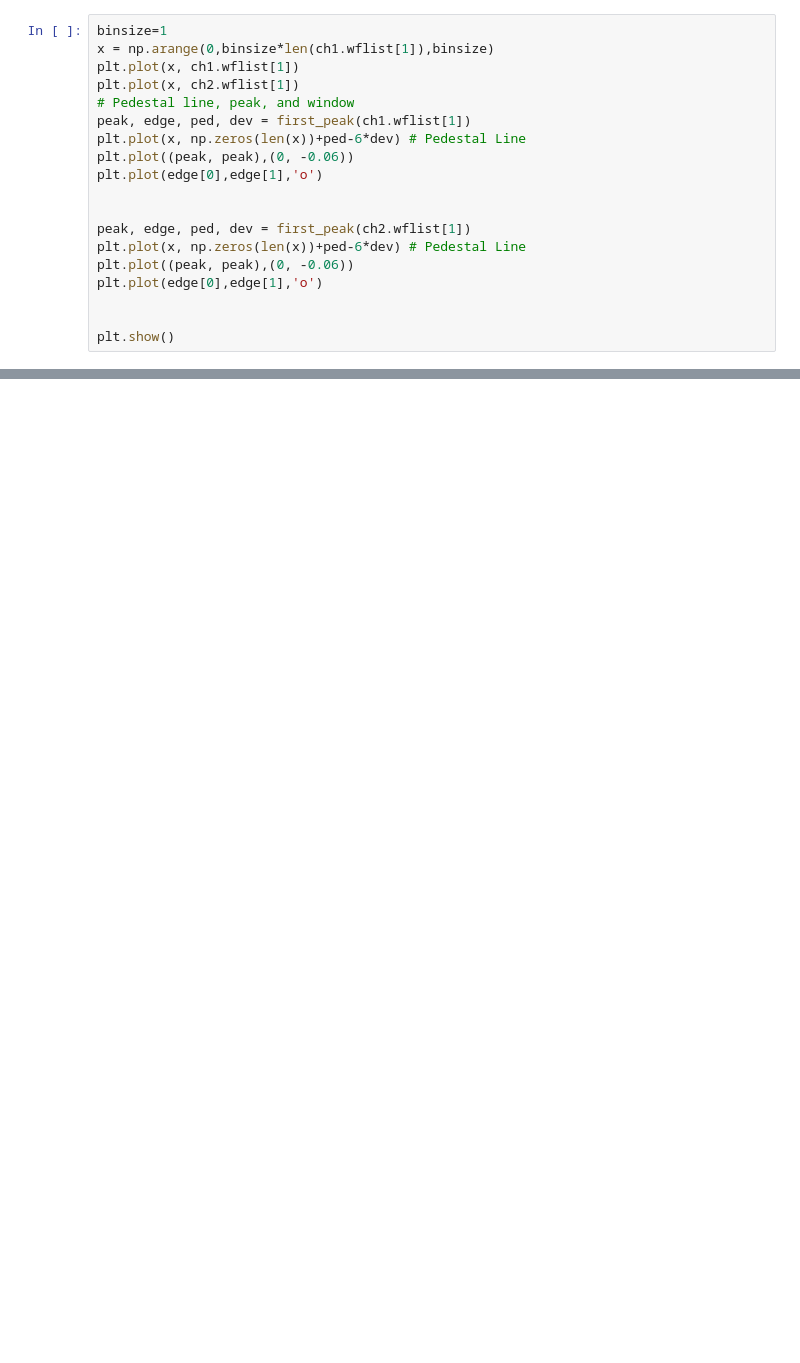
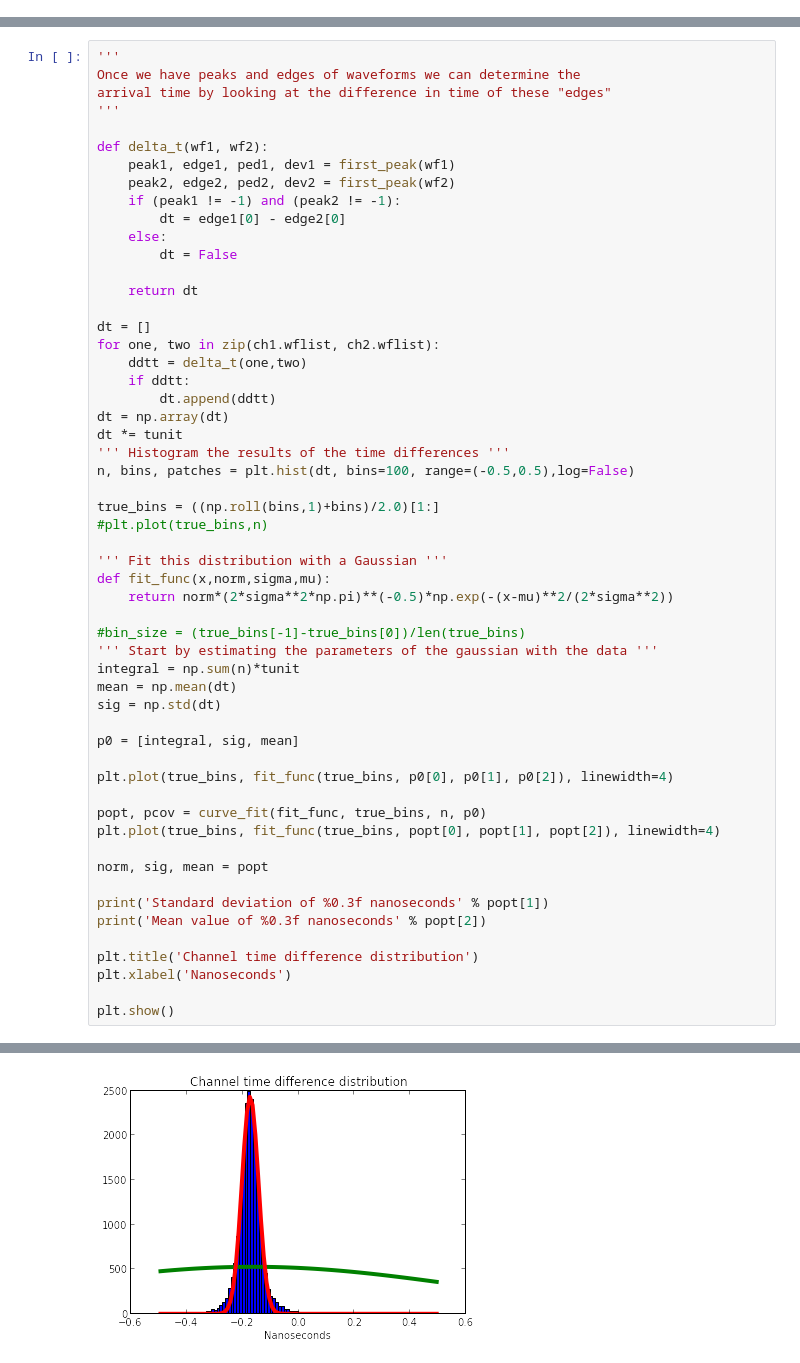
Before and after one commit to MorganAskins/tektronix_wfmreader, a Jupyter notebook: timing_resolution.ipynb, the cells around one changed output, grey strips where cells are left out. Drawn from its saved outputs; the diff is of its cells as text; blank space fills up the shorter version.

```diff
--- a/timing_resolution.ipynb
+++ b/timing_resolution.ipynb
@@ -68,19 +138,0 @@ plt.show()
-# %%
-binsize=1
-x = np.arange(0,binsize*len(ch1.wflist[1]),binsize)
-plt.plot(x, ch1.wflist[1])
-plt.plot(x, ch2.wflist[1])
-# Pedestal line, peak, and window
-peak, edge, ped, dev = first_peak(ch1.wflist[1])
-plt.plot(x, np.zeros(len(x))+ped-6*dev) # Pedestal Line
-plt.plot((peak, peak),(0, -0.06))
-plt.plot(edge[0],edge[1],'o')
-
-
-peak, edge, ped, dev = first_peak(ch2.wflist[1])
-plt.plot(x, np.zeros(len(x))+ped-6*dev) # Pedestal Line
-plt.plot((peak, peak),(0, -0.06))
-plt.plot(edge[0],edge[1],'o')
-
-
-plt.show()
@@ -89,0 +139,56 @@ plt.show()
+# %%
+'''
+Once we have peaks and edges of waveforms we can determine the
+arrival time by looking at the difference in time of these "edges"
+'''
+
+def delta_t(wf1, wf2):
+    peak1, edge1, ped1, dev1 = first_peak(wf1)
+    peak2, edge2, ped2, dev2 = first_peak(wf2)
+    if (peak1 != -1) and (peak2 != -1):
+        dt = edge1[0] - edge2[0]
+    else:
+        dt = False
+
+    return dt
+
+dt = []
+for one, two in zip(ch1.wflist, ch2.wflist):
+    ddtt = delta_t(one,two)
+    if ddtt:
+        dt.append(ddtt)
+dt = np.array(dt)
+dt *= tunit
+''' Histogram the results of the time differences '''
+n, bins, patches = plt.hist(dt, bins=100, range=(-0.5,0.5),log=False)
+
+true_bins = ((np.roll(bins,1)+bins)/2.0)[1:]
+#plt.plot(true_bins,n)
+
+''' Fit this distribution with a Gaussian '''
+def fit_func(x,norm,sigma,mu):
+    return norm*(2*sigma**2*np.pi)**(-0.5)*np.exp(-(x-mu)**2/(2*sigma**2))
+
+#bin_size = (true_bins[-1]-true_bins[0])/len(true_bins)
+''' Start by estimating the parameters of the gaussian with the data '''
+integral = np.sum(n)*tunit
+mean = np.mean(dt)
+sig = np.std(dt)
+
+p0 = [integral, sig, mean]
+
+plt.plot(true_bins, fit_func(true_bins, p0[0], p0[1], p0[2]), linewidth=4)
+
+popt, pcov = curve_fit(fit_func, true_bins, n, p0)
+plt.plot(true_bins, fit_func(true_bins, popt[0], popt[1], popt[2]), linewidth=4)
+
+norm, sig, mean = popt
+
+print('Standard deviation of %0.3f nanoseconds' % popt[1])
+print('Mean value of %0.3f nanoseconds' % popt[2])
+
+plt.title('Channel time difference distribution')
+plt.xlabel('Nanoseconds')
+
+plt.show()
+# %% [output]
@@ -89,0 +197 @@ plt.show()
+[figure, added]
```
Also changed, not shown: parts of 7 cells of this notebook.
